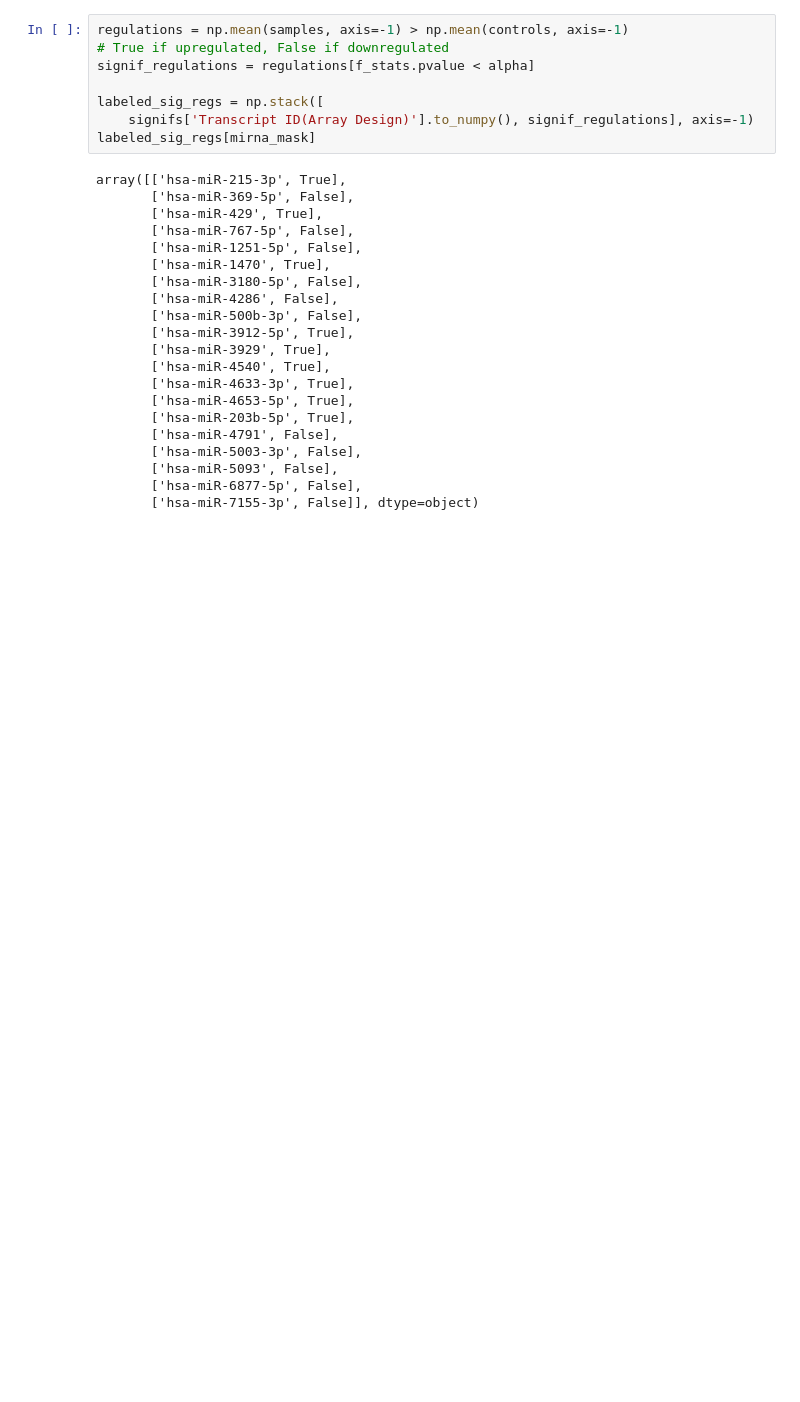
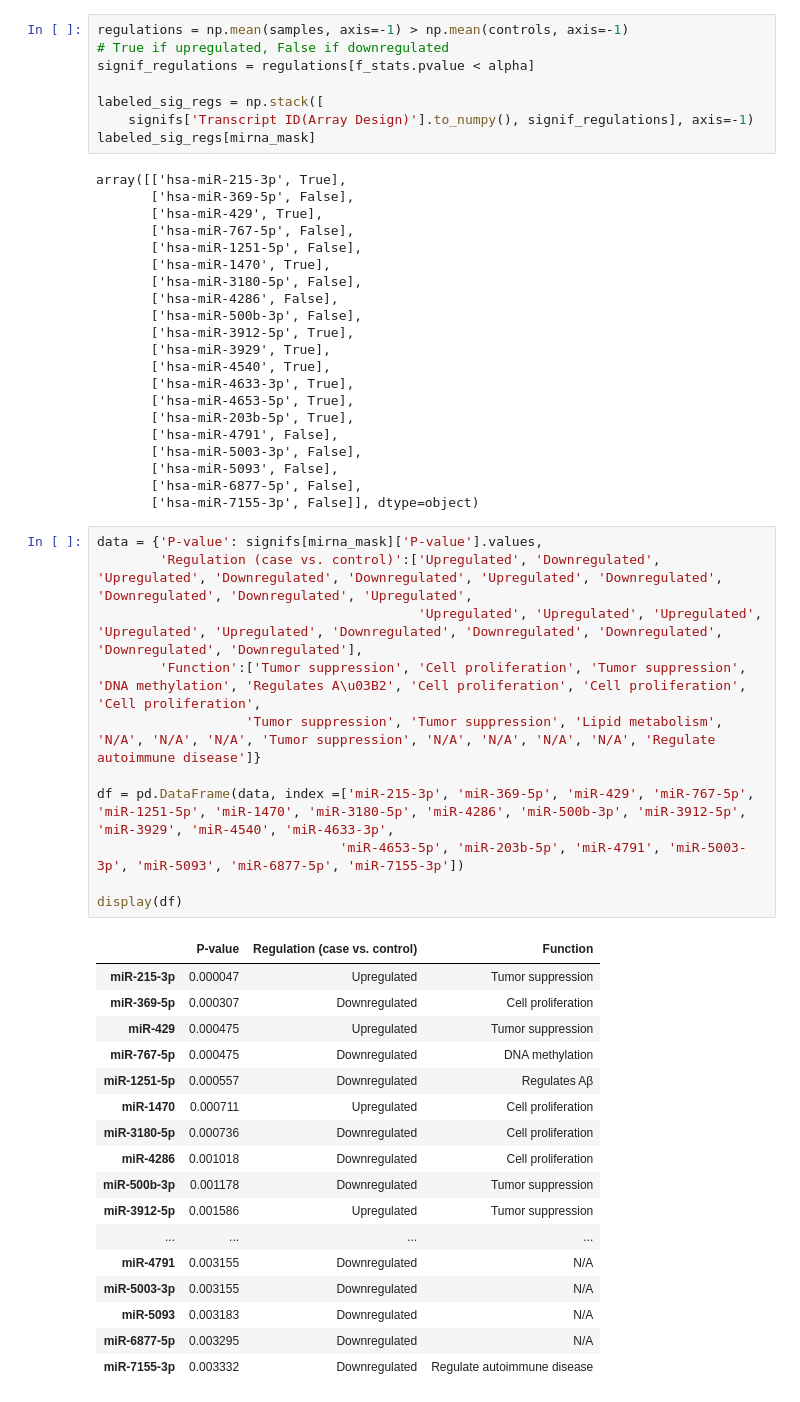
Before and after one commit to JulianKnodt/alzheimer_analysis, a Jupyter notebook: Main Analysis.ipynb, the cells around one changed output. Drawn from its saved outputs; the diff is of its cells as text; blank space fills up the shorter version.

```diff
--- a/Main Analysis.ipynb
+++ b/Main Analysis.ipynb
@@ -112,3 +139,32 @@ array([['hsa-miR-215-3p', True],
        ['hsa-miR-5093', False],
        ['hsa-miR-6877-5p', False],
        ['hsa-miR-7155-3p', False]], dtype=object)
+# %%
+data = {'P-value': signifs[mirna_mask]['P-value'].values,
+        'Regulation (case vs. control)':['Upregulated', 'Downregulated', 'Upregulated', 'Downregulated', 'Downregulated', 'Upregulated', 'Downregulated', 'Downregulated', 'Downregulated', 'Upregulated',
+                                         'Upregulated', 'Upregulated', 'Upregulated', 'Upregulated', 'Upregulated', 'Downregulated', 'Downregulated', 'Downregulated', 'Downregulated', 'Downregulated'],
+        'Function':['Tumor suppression', 'Cell proliferation', 'Tumor suppression', 'DNA methylation', 'Regulates A\u03B2', 'Cell proliferation', 'Cell proliferation', 'Cell proliferation',
+                   'Tumor suppression', 'Tumor suppression', 'Lipid metabolism', 'N/A', 'N/A', 'N/A', 'Tumor suppression', 'N/A', 'N/A', 'N/A', 'N/A', 'Regulate autoimmune disease']}
+
+df = pd.DataFrame(data, index =['miR-215-3p', 'miR-369-5p', 'miR-429', 'miR-767-5p', 'miR-1251-5p', 'miR-1470', 'miR-3180-5p', 'miR-4286', 'miR-500b-3p', 'miR-3912-5p', 'miR-3929', 'miR-4540', 'miR-4633-3p',
+                               'miR-4653-5p', 'miR-203b-5p', 'miR-4791', 'miR-5003-3p', 'miR-5093', 'miR-6877-5p', 'miR-7155-3p'])
+
+display(df)
+# %% [output]
+|  | P-value | Regulation (case vs. control) | Function |
+| miR-215-3p | 0.000047 | Upregulated | Tumor suppression |
+| miR-369-5p | 0.000307 | Downregulated | Cell proliferation |
+| miR-429 | 0.000475 | Upregulated | Tumor suppression |
+| miR-767-5p | 0.000475 | Downregulated | DNA methylation |
+| miR-1251-5p | 0.000557 | Downregulated | Regulates Aβ |
+| miR-1470 | 0.000711 | Upregulated | Cell proliferation |
+| miR-3180-5p | 0.000736 | Downregulated | Cell proliferation |
+| miR-4286 | 0.001018 | Downregulated | Cell proliferation |
+| miR-500b-3p | 0.001178 | Downregulated | Tumor suppression |
+| miR-3912-5p | 0.001586 | Upregulated | Tumor suppression |
+| ... | ... | ... | ... |
+| miR-4791 | 0.003155 | Downregulated | N/A |
+| miR-5003-3p | 0.003155 | Downregulated | N/A |
+| miR-5093 | 0.003183 | Downregulated | N/A |
+| miR-6877-5p | 0.003295 | Downregulated | N/A |
+| miR-7155-3p | 0.003332 | Downregulated | Regulate autoimmune disease |
```
Also changed, not shown: parts of 3 cells of this notebook.
